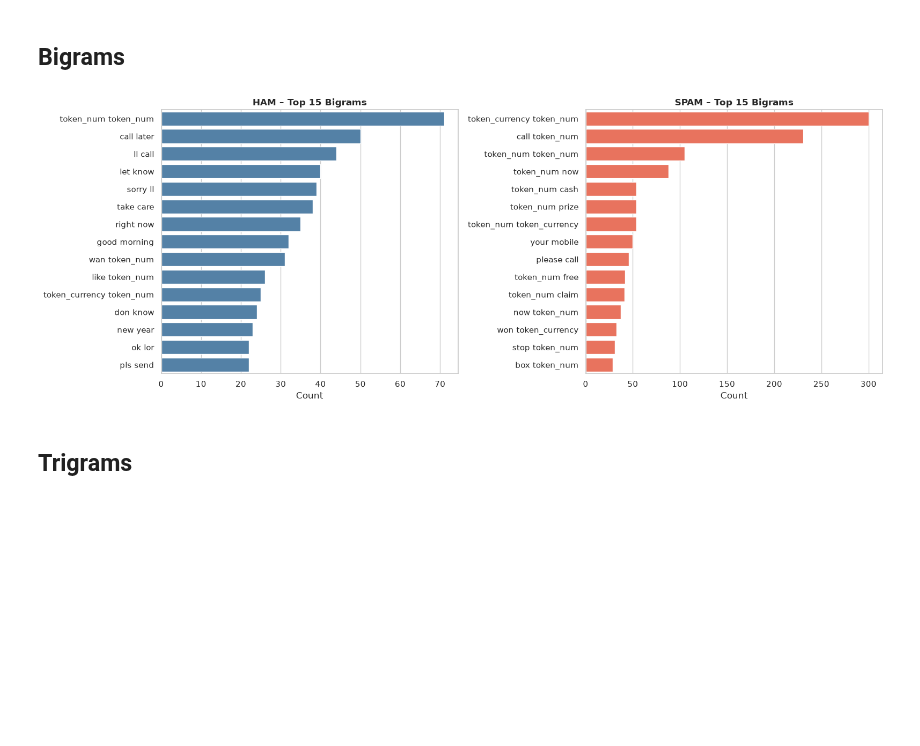
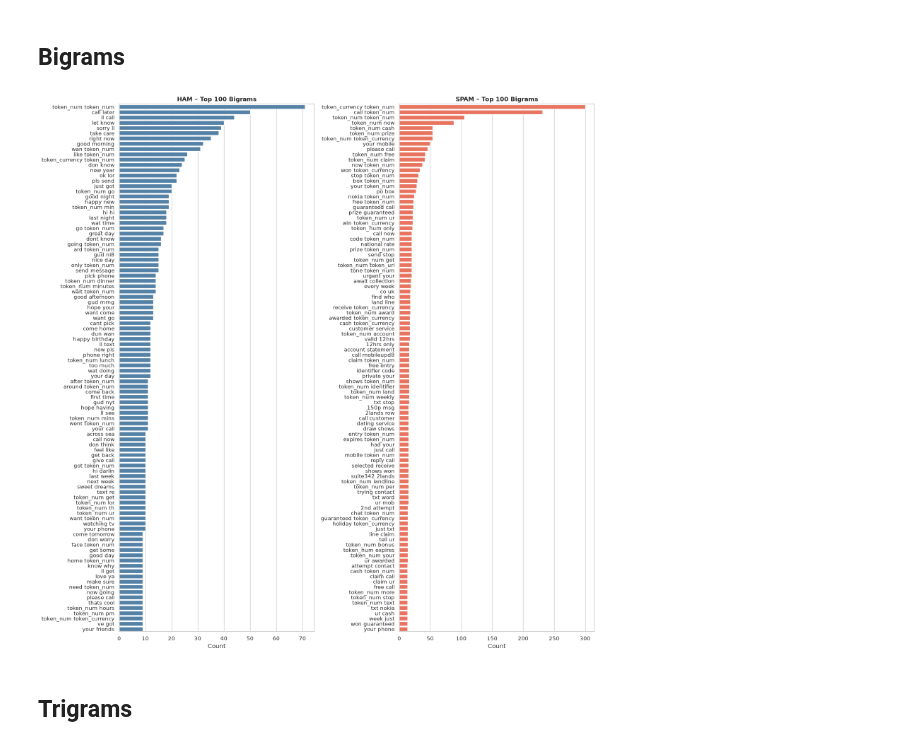
Before and after one commit to oliver-zehentleitner/a1-ai-expert-case-study, a Jupyter notebook: docs/notebooks/03_ngrams.ipynb, the cells around one changed output. Drawn from its saved outputs; the diff is of its cells as text; code cells hidden in the pictures; blank space fills up the shorter version.

```diff
--- a/docs/notebooks/03_ngrams.ipynb
+++ b/docs/notebooks/03_ngrams.ipynb
@@ -28,22 +28,25 @@ spam_texts = [m.text for m in dataset.spam]
 # %% [markdown]
 ## Bigrams
 # %%
-df_bigram_ham  = top_ngrams(ham_texts,  n=2, top_k=15)
-df_bigram_spam = top_ngrams(spam_texts, n=2, top_k=15)
+TOP_K      = 100
+FIG_HEIGHT = 16
 
-fig, axes = plt.subplots(1, 2, figsize=(16, 6))
+df_bigram_ham  = top_ngrams(ham_texts,  n=2, top_k=TOP_K)
+df_bigram_spam = top_ngrams(spam_texts, n=2, top_k=TOP_K)
+
+fig, axes = plt.subplots(1, 2, figsize=(16, FIG_HEIGHT))
 sns.barplot(data=df_bigram_ham,  x="count", y="ngram", ax=axes[0], color="steelblue")
 sns.barplot(data=df_bigram_spam, x="count", y="ngram", ax=axes[1], color="tomato")
-axes[0].set_title("HAM – Top 15 Bigrams",  fontweight="bold")
-axes[1].set_title("SPAM – Top 15 Bigrams", fontweight="bold")
+axes[0].set_title(f"HAM – Top {TOP_K} Bigrams",  fontweight="bold")
+axes[1].set_title(f"SPAM – Top {TOP_K} Bigrams", fontweight="bold")
 for ax in axes:
     ax.set_xlabel("Count")
     ax.set_ylabel("")
 plt.tight_layout()
 display(fig)
 save_figure(fig, OUTPUTS / "03_bigrams_by_class.png")
 # %% [output]
-[figure, old version]
+[figure, new version]
 # %% [markdown]
 ## Trigrams
 # %%
```
Also changed, not shown: parts of 1 cell of this notebook, 31 other files.
